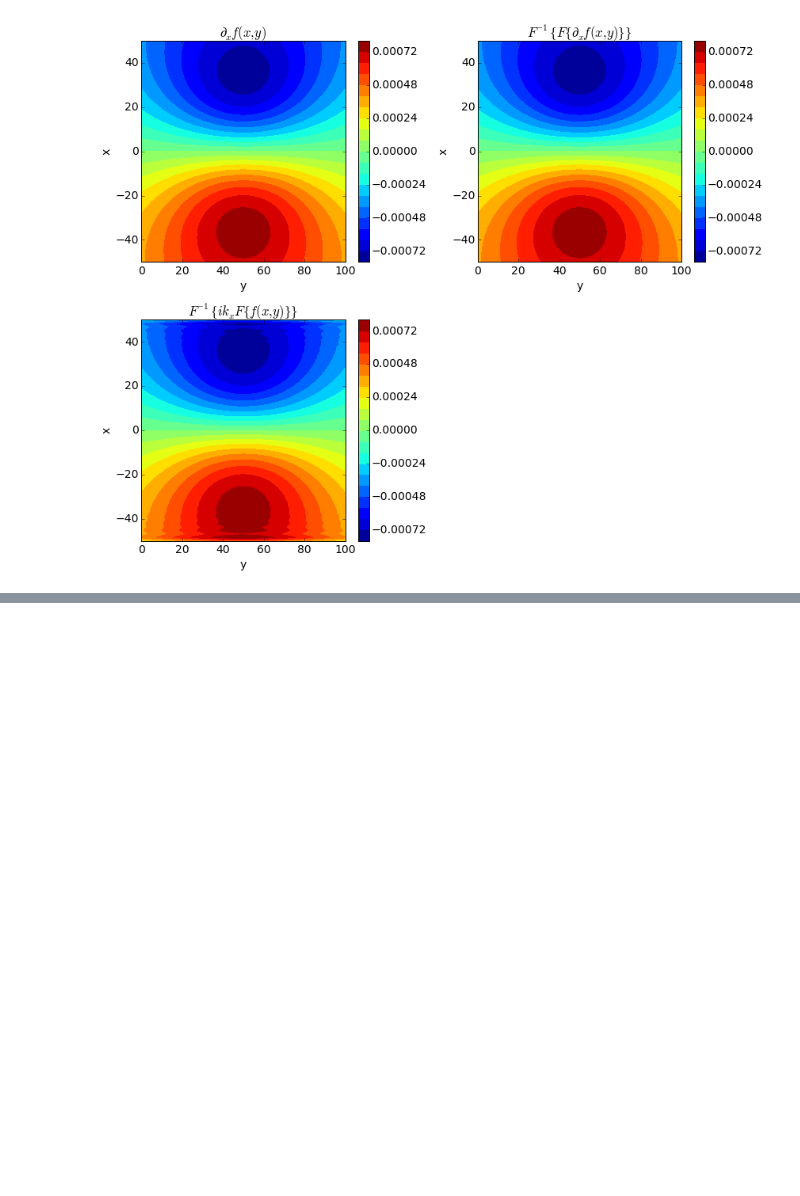
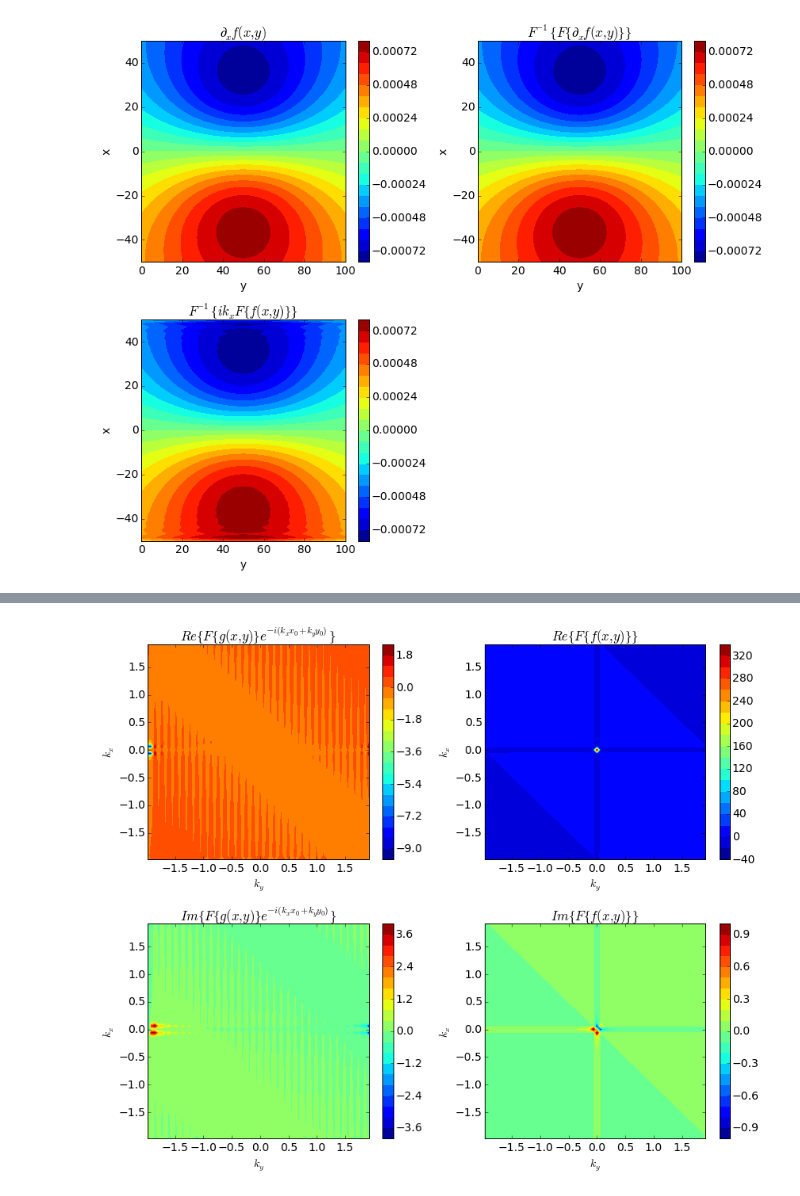
Before and after one commit to birocoles/Disciplina-metodos-potenciais, a Jupyter notebook: Aulas/Fourier/TF_inv_distancia.ipynb, the cells around one changed output, grey strips where cells are left out. Saved outputs shown, nothing was run; the diff lists cells and outputs as text; code cells hidden in the pictures; blank space fills up the shorter version.

```diff
--- a/Aulas/Fourier/TF_inv_distancia.ipynb
+++ b/Aulas/Fourier/TF_inv_distancia.ipynb
@@ -222,0 +247,38 @@ plt.show()
+# %%
+g = c/l
+# %%
+e = np.exp(-1j*(kx*x0 + ky*y0))
+# %%
+F_ge = fft2(g*e)
+# %%
+F_ge[kx==0.]=0.
+# %%
+plt.figure(figsize=(12,10))
+plt.subplot(2,2,1)
+plt.title('$Re \lbrace{ F \lbrace g(x,y) \\rbrace e^{-i(k_{x} x_{0} + k_{y} y_{0})} \\rbrace}$')
+plt.contourf(fftshift(ky),fftshift(kx),fftshift(F_ge).real,20)
+plt.colorbar()
+plt.xlabel('$k_{y}$')
+plt.ylabel('$k_{x}$')
+plt.subplot(2,2,2)
+plt.title('$Re \lbrace{ F \lbrace f(x,y) \\rbrace \\rbrace}$')
+plt.contourf(fftshift(ky),fftshift(kx),fftshift(F_f).real,20)
+plt.colorbar()
+plt.xlabel('$k_{y}$')
+plt.ylabel('$k_{x}$')
+plt.subplot(2,2,3)
+plt.title('$Im \lbrace{ F \lbrace g(x,y) \\rbrace e^{-i(k_{x} x_{0} + k_{y} y_{0})} \\rbrace}$')
+plt.contourf(fftshift(ky),fftshift(kx),fftshift(F_ge).imag,20)
+plt.colorbar()
+plt.xlabel('$k_{y}$')
+plt.ylabel('$k_{x}$')
+plt.subplot(2,2,4)
+plt.title('$Im \lbrace{ F \lbrace f(x,y) \\rbrace \\rbrace}$')
+plt.contourf(fftshift(ky),fftshift(kx),fftshift(F_f).imag,20)
+plt.colorbar()
+plt.xlabel('$k_{y}$')
+plt.ylabel('$k_{x}$')
+plt.tight_layout()
+plt.show()
+# %% [output]
+[figure, added]
```
Also changed, not shown: parts of 16 cells of this notebook.
